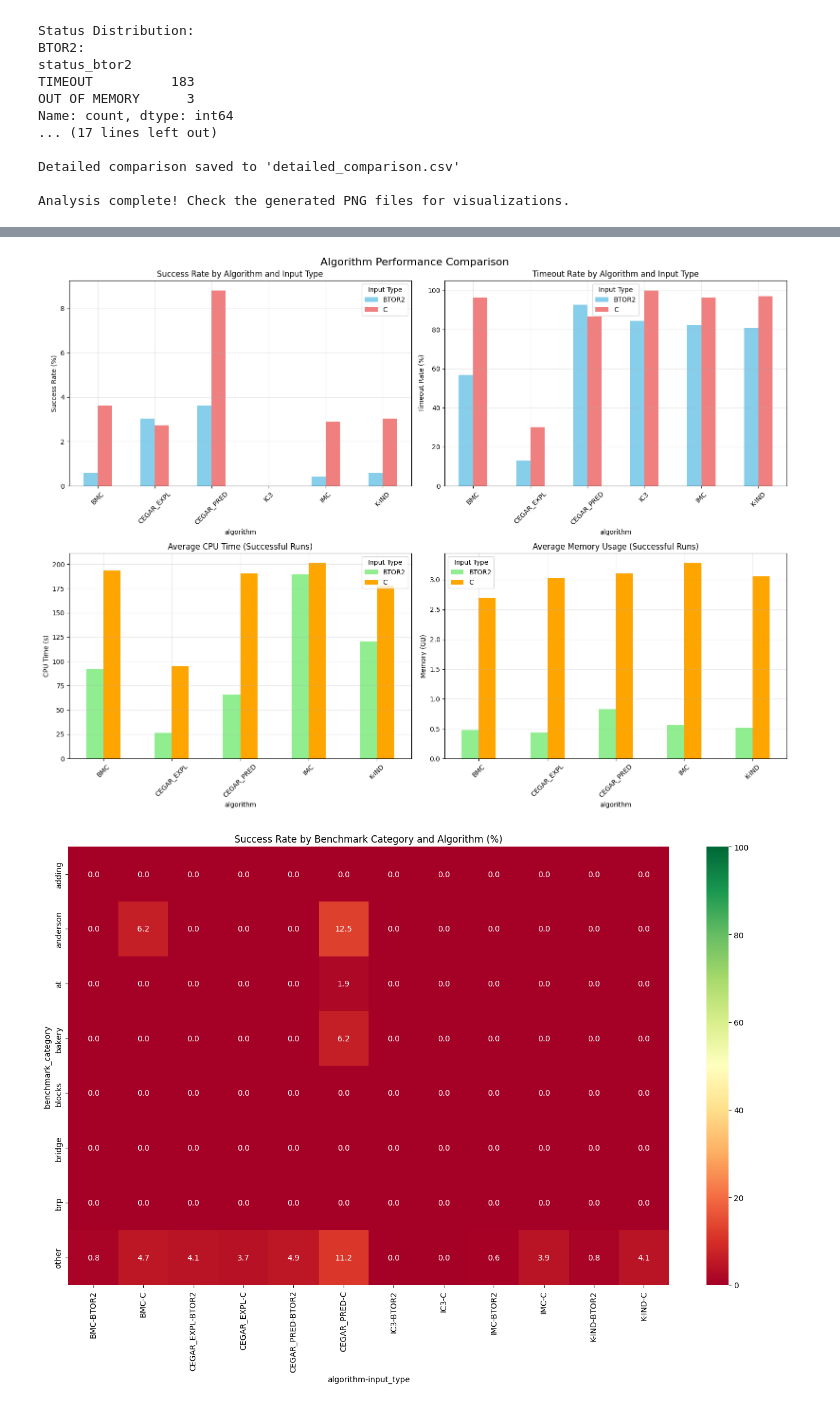
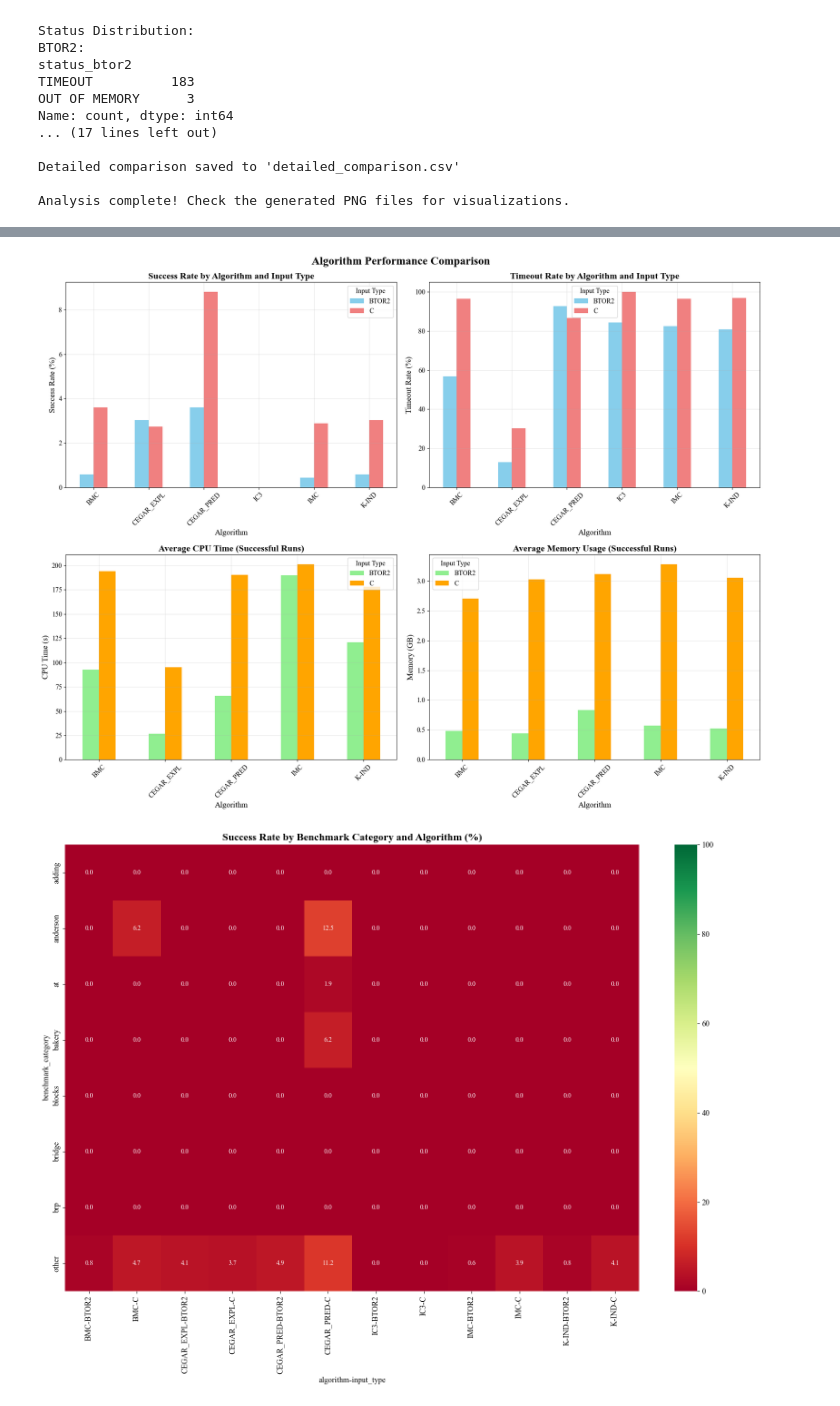
Before and after one commit to szaboeva2004/latex-template-ftsrg, a Jupyter notebook: tdk/jupyter/performance_analysis.ipynb, the cells around one changed output, grey strips where cells are left out. Cells and saved outputs as stored; diff of their text form; code cells hidden in the pictures.

```diff
--- a/tdk/jupyter/performance_analysis.ipynb
+++ b/tdk/jupyter/performance_analysis.ipynb
@@ -2097,25 +2097,36 @@ class AlgorithmComparator:
         if not hasattr(self, 'algorithm_metrics'):
             self.calculate_algorithm_metrics()
 
-        fig, axes = plt.subplots(2, 2, figsize=(16, 12))
-        fig.suptitle('Algorithm Performance Comparison', fontsize=16)
+        # Set Times New Roman font and larger text sizes
+        plt.rcParams['font.family'] = 'Times New Roman'
+        plt.rcParams['font.size'] = 14
+        plt.rcParams['axes.titlesize'] = 16
+        plt.rcParams['axes.labelsize'] = 14
+        plt.rcParams['xtick.labelsize'] = 12
+        plt.rcParams['ytick.labelsize'] = 12
+        plt.rcParams['legend.fontsize'] = 12
+
+        fig, axes = plt.subplots(2, 2, figsize=(18, 14))
+        fig.suptitle('Algorithm Performance Comparison', fontsize=20, fontweight='bold')
 
         # Success rates by algorithm and input type
         pivot_success = self.algorithm_metrics.pivot(index='algorithm', columns='input_type', values='success_rate')
         pivot_success.plot(kind='bar', ax=axes[0, 0], color=['skyblue', 'lightcoral'])
-        axes[0, 0].set_title('Success Rate by Algorithm and Input Type')
-        axes[0, 0].set_ylabel('Success Rate (%)')
+        axes[0, 0].set_title('Success Rate by Algorithm and Input Type', fontweight='bold', fontsize=16)
+        axes[0, 0].set_ylabel('Success Rate (%)', fontsize=14)
+        axes[0, 0].set_xlabel('Algorithm', fontsize=14)
         axes[0, 0].tick_params(axis='x', rotation=45)
-        axes[0, 0].legend(title='Input Type')
+        axes[0, 0].legend(title='Input Type', title_fontsize=12)
         axes[0, 0].grid(True, alpha=0.3)
 
         # Timeout rates
         pivot_timeout = self.algorithm_metrics.pivot(index='algorithm', columns='input_type', values='timeout_rate')
         pivot_timeout.plot(kind='bar', ax=axes[0, 1], color=['skyblue', 'lightcoral'])
-        axes[0, 1].set_title('Timeout Rate by Algorithm and Input Type')
-        axes[0, 1].set_ylabel('Timeout Rate (%)')
+        axes[0, 1].set_title('Timeout Rate by Algorithm and Input Type', fontweight='bold', fontsize=16)
+        axes[0, 1].set_ylabel('Timeout Rate (%)', fontsize=14)
+        axes[0, 1].set_xlabel('Algorithm', fontsize=14)
         axes[0, 1].tick_params(axis='x', rotation=45)
-        axes[0, 1].legend(title='Input Type')
+        axes[0, 1].legend(title='Input Type', title_fontsize=12)
         axes[0, 1].grid(True, alpha=0.3)
 
         # Average CPU time (successful runs only)
@@ -2123,30 +2134,39 @@ class AlgorithmComparator:
         if not successful_metrics.empty:
             pivot_cputime = successful_metrics.pivot(index='algorithm', columns='input_type', values='avg_cputime')
             pivot_cputime.plot(kind='bar', ax=axes[1, 0], color=['lightgreen', 'orange'])
-            axes[1, 0].set_title('Average CPU Time (Successful Runs)')
-            axes[1, 0].set_ylabel('CPU Time (s)')
+            axes[1, 0].set_title('Average CPU Time (Successful Runs)', fontweight='bold', fontsize=16)
+            axes[1, 0].set_ylabel('CPU Time (s)', fontsize=14)
+            axes[1, 0].set_xlabel('Algorithm', fontsize=14)
             axes[1, 0].tick_params(axis='x', rotation=45)
-            axes[1, 0].legend(title='Input Type')
+            axes[1, 0].legend(title='Input Type', title_fontsize=12)
             axes[1, 0].grid(True, alpha=0.3)
 
         # Average memory usage
         if not successful_metrics.empty:
             pivot_memory = successful_metrics.pivot(index='algorithm', columns='input_type', values='avg_memory_gb')
             pivot_memory.plot(kind='bar', ax=axes[1, 1], color=['lightgreen', 'orange'])
-            axes[1, 1].set_title('Average Memory Usage (Successful Runs)')
-            axes[1, 1].set_ylabel('Memory (GB)')
+            axes[1, 1].set_title('Average Memory Usage (Successful Runs)', fontweight='bold', fontsize=16)
+            axes[1, 1].set_ylabel('Memory (GB)', fontsize=14)
+            axes[1, 1].set_xlabel('Algorithm', fontsize=14)
             axes[1, 1].tick_params(axis='x', rotation=45)
-            axes[1, 1].legend(title='Input Type')
+            axes[1, 1].legend(title='Input Type', title_fontsize=12)
             axes[1, 1].grid(True, alpha=0.3)
 
         plt.tight_layout()
         plt.savefig('algorithm_performance_comparison.png', dpi=300, bbox_inches='tight')
         plt.show()
 
+        # Reset font settings to default
+        plt.rcParams.update(plt.rcParamsDefault)
+
     def plot_benchmark_category_analysis(self):
         """Analyze performance by benchmark category"""
         if self.all_data.empty:
             self.load_all_data()
+
+        # Set Times New Roman font for this plot as well
+        plt.rcParams['font.family'] = 'Times New Roman'
+        plt.rcParams['font.size'] = 12
 
         # Calculate success rates by category and algorithm
         category_stats = self.all_data.groupby(['benchmark_category', 'algorithm', 'input_type']).agg({
@@ -2166,13 +2186,16 @@ class AlgorithmComparator:
             aggfunc='mean'
         ).fillna(0)
 
-        plt.figure(figsize=(14, 10))
+        plt.figure(figsize=(16, 12))
         sns.heatmap(pivot_success, annot=True, fmt='.1f', cmap='RdYlGn',
-                   center=50, vmin=0, vmax=100)
-        plt.title('Success Rate by Benchmark Category and Algorithm (%)')
+                   center=50, vmin=0, vmax=100, annot_kws={"size": 10})
+        plt.title('Success Rate by Benchmark Category and Algorithm (%)', fontsize=16, fontweight='bold')
         plt.tight_layout()
         plt.savefig('category_success_heatmap.png', dpi=300, bbox_inches='tight')
         plt.show()
+
+        # Reset font settings to default
+        plt.rcParams.update(plt.rcParamsDefault)
 
         return category_stats
 
@@ -2301,35 +2324,35 @@ class AlgorithmComparator:
 def main():
     # Specify the folder containing all XML files
     folder_path = "result_xmls"  # Current directory, change as needed
 
     # Initialize comparator
     comparator = AlgorithmComparator(folder_path)
 
     # Run complete analysis
     comparator.run_complete_analysis()
 
 if __name__ == "__main__":
     main()
 # %% [output]
 Starting comprehensive algorithm analysis...
 Found 12 XML files
 Processing: theta_algos.2025-10-29_06-24-29.results.btor2-bounded.btor2.xml -> BMC/BTOR2
   Loaded 693 runs, 4 successful
 Processing: theta_algos.2025-10-29_06-24-29.results.btor2-expl-cegar.btor2-expl.xml -> CEGAR_EXPL/BTOR2
   Loaded 693 runs, 21 successful
 Processing: theta_algos.2025-10-29_06-24-29.results.btor2-ic3.btor2.xml -> IC3/BTOR2
   Loaded 693 runs, 0 successful
 Processing: theta_algos.2025-10-29_06-24-29.results.btor2-imc.btor2.xml -> IMC/BTOR2
   Loaded 693 runs, 3 successful
 Processing: theta_algos.2025-10-29_06-24-29.results.btor2-kind.btor2.xml -> K-IND/BTOR2
   Loaded 693 runs, 4 successful
 ... (30 lines left out)
 IMC        BTOR2         3    693           0.4
            C            20    693           2.9
 K-IND      BTOR2         4    693           0.6
            C            21    693           3.0
-[figure, old version]
+[figure, new version]
-[figure, old version]
+[figure, new version]
 ================================================================================
 COMPREHENSIVE ALGORITHM PERFORMANCE ANALYSIS
 ================================================================================
```
Also changed, not shown: 7 other files.
